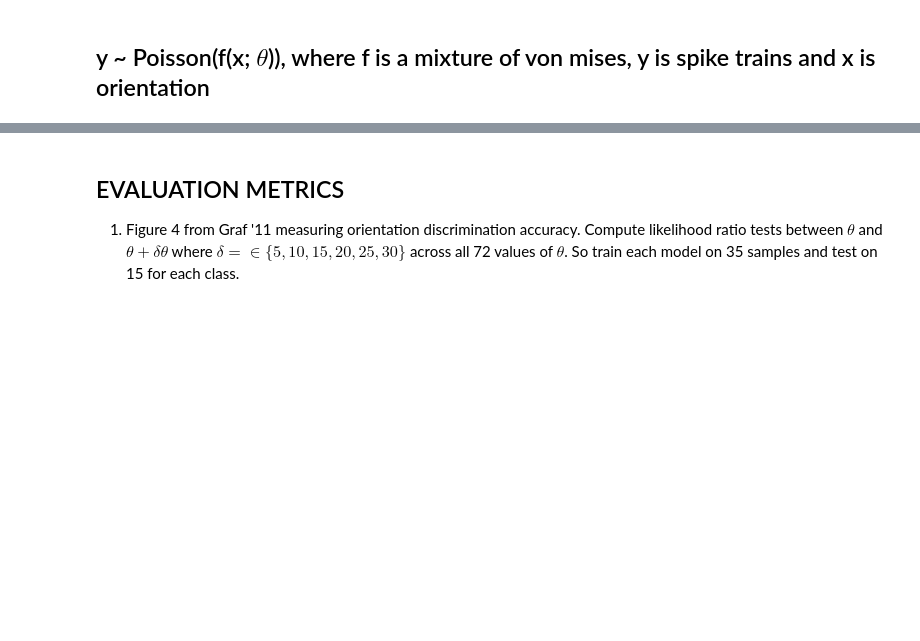
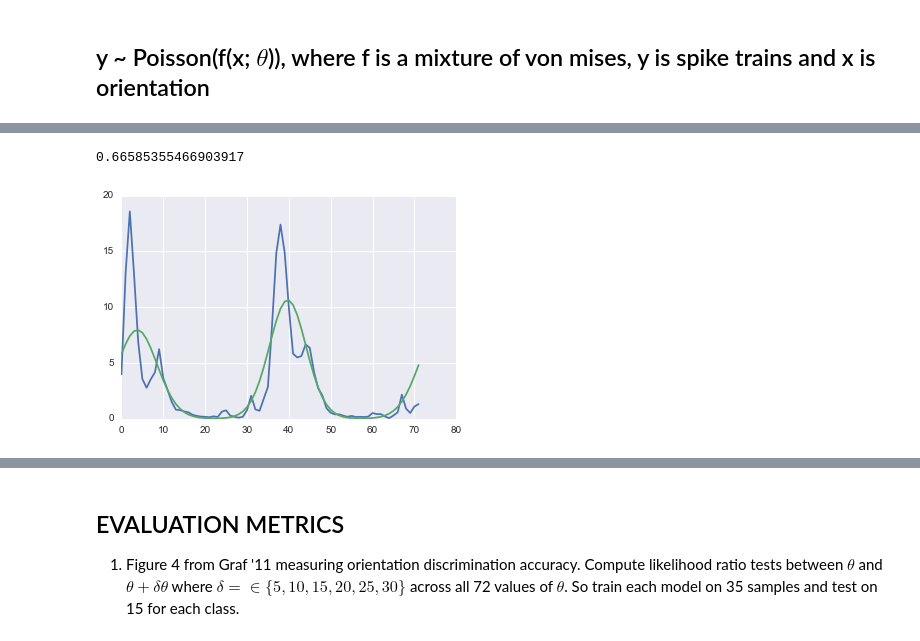
Before and after one commit to fdamani/neural_decoding_macaque_visual_graf2011, a Jupyter notebook: src/notebooks/data_processing_with_tuning_curves.ipynb, the cells around one changed output, grey strips where cells are left out. Saved outputs shown, nothing was run; the diff lists cells and outputs as text; code cells hidden in the pictures; blank space fills up the shorter version.

Commit message:
updated von mises parameters init. close to reproducing paper results on num neurons.

```diff
--- a/src/notebooks/data_processing_with_tuning_curves.ipynb
+++ b/src/notebooks/data_processing_with_tuning_curves.ipynb
@@ -232,7 +232,6 @@ def i0(x):
     return y.squeeze()
     '''
     return tf.where((x <= 8), _i0_1(x), _i0_2(x))
-    #return tf.cond((x <= 8), lambda: _i0_1(x), lambda: _i0_2(x))
 
 def _i0_1(x):
     return tf.exp(x) * _chbevl( x /2.0-2, _i0A)
@@ -313,15 +312,11 @@ _i0B = [
     ]
 
 def mixture_von_mises(params):
-    #from scipy.special import i0 # 1st order bessel function
-    #k1, k2, mu1, mu2, weight = params
-    #k1, mu1 = params
-    k1, mu1, k2, mu2, weight = params
+
+    k1, mu1, k2, mu2, weight, weight2 = params
     x = tf.reshape(tf.cast(tf.constant((np.arange(-36,36) / 72.0) * 2.0 * np.pi), tf.float64), (-1,1))
-    #return (tf.exp(k1 * tf.cos(x - mu1))) / (2.0 * np.pi) * i0(k1)
 
-    first_term = weight * (tf.exp(k1 * tf.cos(x - mu1)) / (2.0 * np.pi) * i0(k1))
-
-    second_term = (1.0 - weight) * (tf.exp(k2 * tf.cos(x - mu2)) / (2.0 * np.pi) * i0(k2))
+    first_term = weight * (tf.exp(k1 * tf.cos(x - mu1)) / (2.0 * np.pi * i0(k1)))
+    second_term = weight2 * (tf.exp(k2 * tf.cos(x - mu2)) / (2.0 * np.pi * i0(k2)))
     return first_term + second_term
 # %%
@@ -398,2 +409,11 @@ spike_times
+# %%
+i = 1
+yx = rate[:,i].eval()
+plt.plot(mean_tc[:,i])
+plt.plot(yx)
+metrics.r2_score(mean_tc[:,i], yx)
+# %% [output]
+0.66585355466903917
+[figure, added]
 # %%
 # path to mat file from Graf 2011
```
Also changed, not shown: parts of 20 cells of this notebook.
